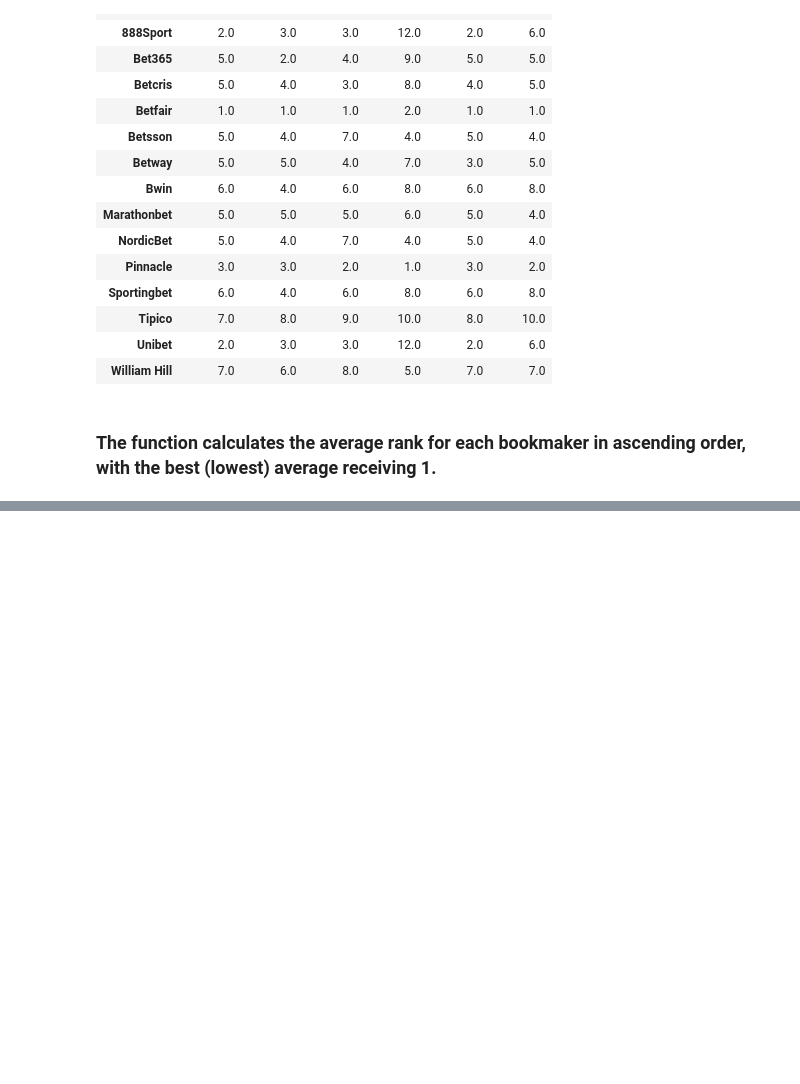
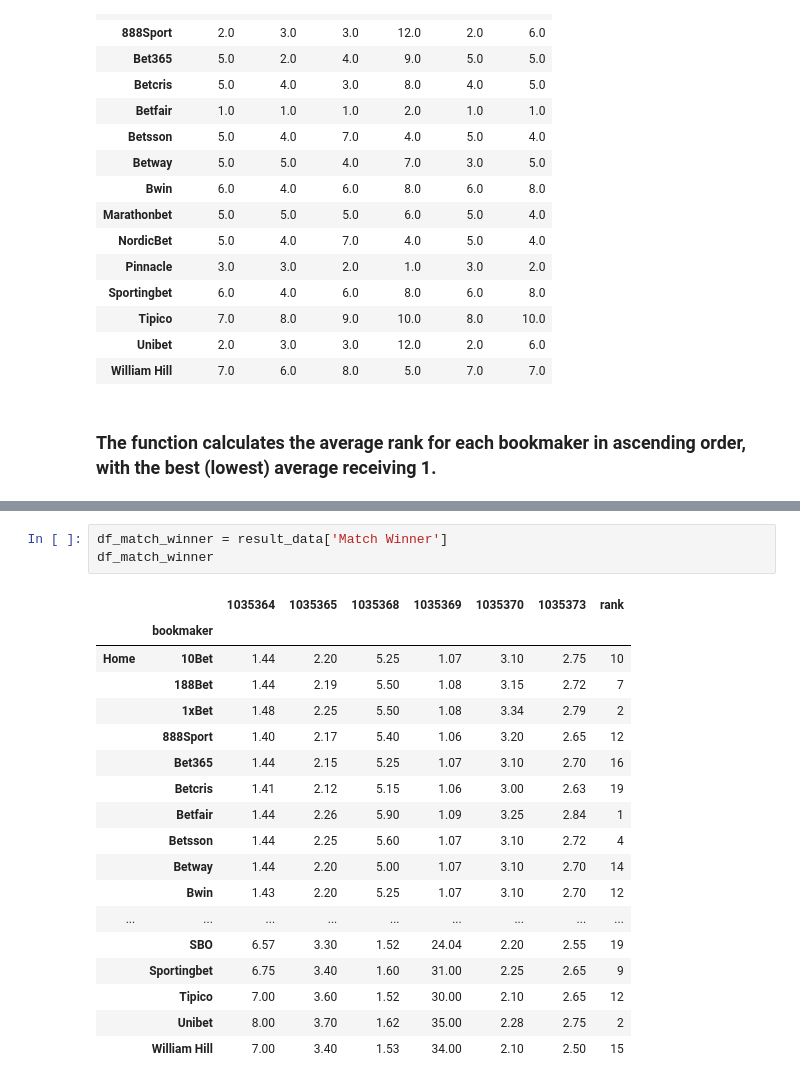
Before and after one commit to tamasmocsanyi/project1, a Jupyter notebook: bets _project1.ipynb, the cells around one changed output, grey strips where cells are left out. Drawn from its saved outputs; the diff is of its cells as text; blank space fills up the shorter version.

```diff
--- a/bets _project1.ipynb
+++ b/bets _project1.ipynb
@@ -425,0 +436,22 @@ Betfair       1
+# %%
+df_match_winner = result_data['Match Winner']
+df_match_winner
+# %% [output]
+|  |  | 1035364 | 1035365 | 1035368 | 1035369 | 1035370 | 1035373 | rank |
+|  | bookmaker |  |  |  |  |  |  |  |
+| Home | 10Bet | 1.44 | 2.20 | 5.25 | 1.07 | 3.10 | 2.75 | 10 |
+|  | 188Bet | 1.44 | 2.19 | 5.50 | 1.08 | 3.15 | 2.72 | 7 |
+|  | 1xBet | 1.48 | 2.25 | 5.50 | 1.08 | 3.34 | 2.79 | 2 |
+|  | 888Sport | 1.40 | 2.17 | 5.40 | 1.06 | 3.20 | 2.65 | 12 |
+|  | Bet365 | 1.44 | 2.15 | 5.25 | 1.07 | 3.10 | 2.70 | 16 |
+|  | Betcris | 1.41 | 2.12 | 5.15 | 1.06 | 3.00 | 2.63 | 19 |
+|  | Betfair | 1.44 | 2.26 | 5.90 | 1.09 | 3.25 | 2.84 | 1 |
+|  | Betsson | 1.44 | 2.25 | 5.60 | 1.07 | 3.10 | 2.72 | 4 |
+|  | Betway | 1.44 | 2.20 | 5.00 | 1.07 | 3.10 | 2.70 | 14 |
+|  | Bwin | 1.43 | 2.20 | 5.25 | 1.07 | 3.10 | 2.70 | 12 |
+| ... | ... | ... | ... | ... | ... | ... | ... | ... |
+|  | SBO | 6.57 | 3.30 | 1.52 | 24.04 | 2.20 | 2.55 | 19 |
+|  | Sportingbet | 6.75 | 3.40 | 1.60 | 31.00 | 2.25 | 2.65 | 9 |
+|  | Tipico | 7.00 | 3.60 | 1.52 | 30.00 | 2.10 | 2.65 | 12 |
+|  | Unibet | 8.00 | 3.70 | 1.62 | 35.00 | 2.28 | 2.75 | 2 |
+|  | William Hill | 7.00 | 3.40 | 1.53 | 34.00 | 2.10 | 2.50 | 15 |
```
Also changed, not shown: parts of 13 cells of this notebook.
